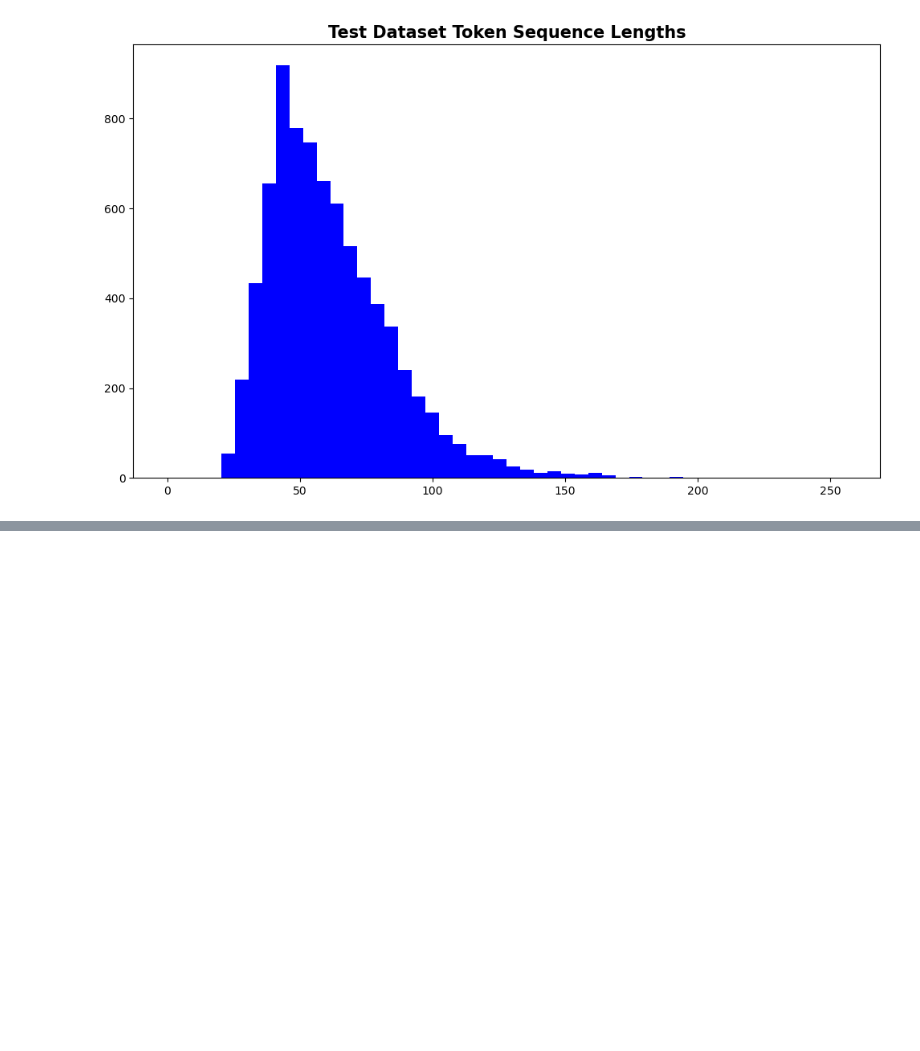
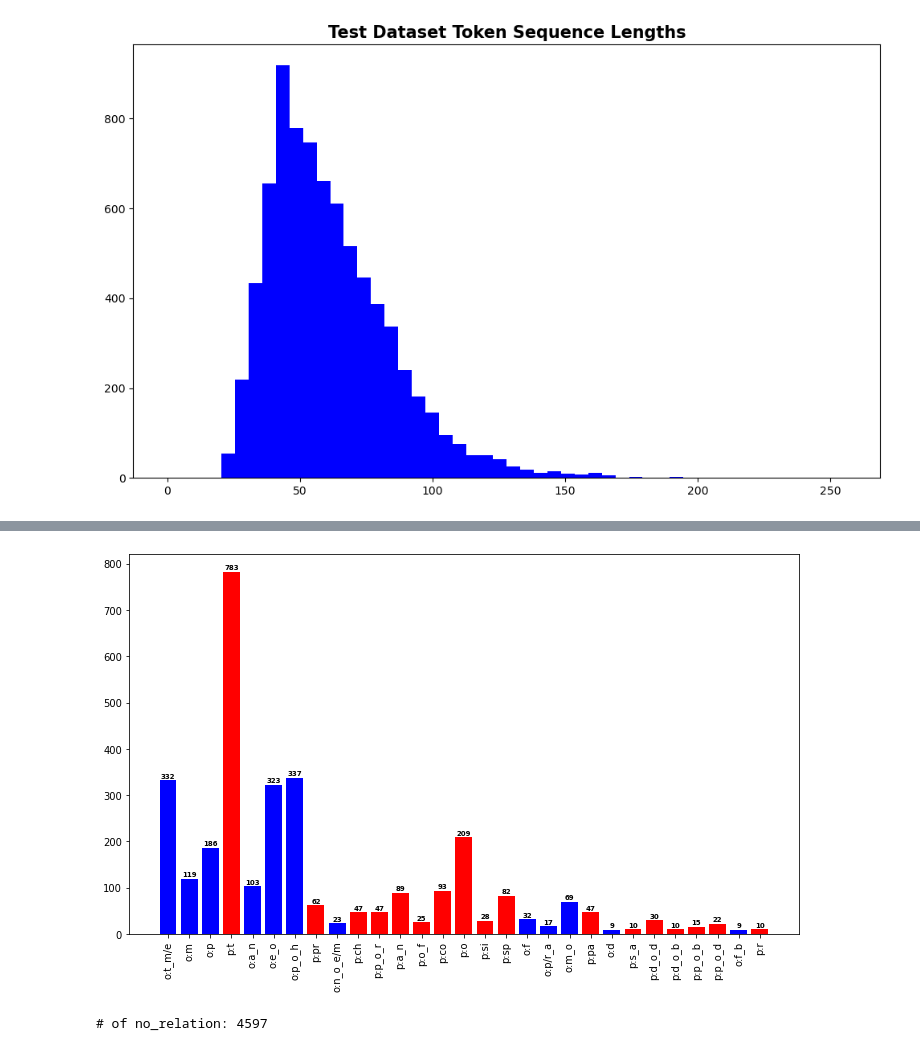
Before and after one commit to boostcampaitech5/level2_klue-nlp-09, a Jupyter notebook: eda/KSH.ipynb, the cells around one changed output, grey strips where cells are left out. Cells and saved outputs as stored; diff of their text form; code cells hidden in the pictures; blank space fills up the shorter version.

```diff
--- a/eda/KSH.ipynb
+++ b/eda/KSH.ipynb
@@ -685,0 +889,5 @@ Text(0.5, 1.0, 'Test Dataset Token Sequence Lengths')
+# %%
+plot_ensemble_results(krl1, except_nr=True) # 단일 best
+# %% [output]
+[figure, added]
+# of no_relation: 4597
```
Also changed, not shown: parts of 38 cells of this notebook, 1 other file.
